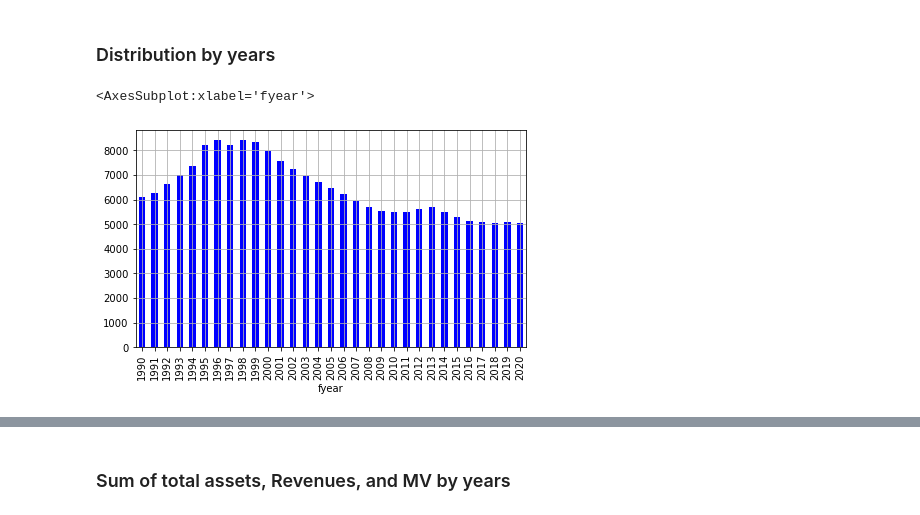
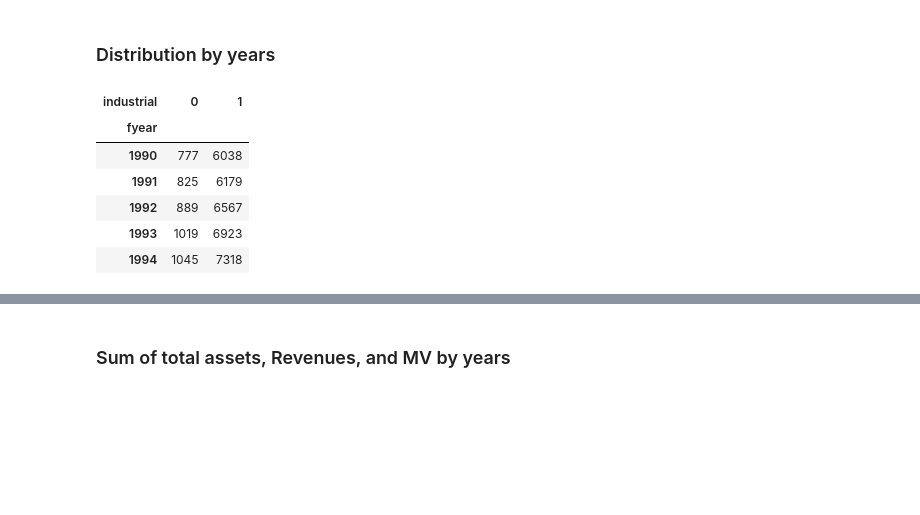
Before and after one commit to jaeyoonyu/jaeyoonyu.github.io, a Jupyter notebook: _code/wrds-download-compustat.ipynb, the cells around one changed output, grey strips where cells are left out. Cells and saved outputs as stored; diff of their text form; code cells hidden in the pictures; blank space fills up the shorter version.

```diff
--- a/_code/wrds-download-compustat.ipynb
+++ b/_code/wrds-download-compustat.ipynb
@@ -54,8 +74,14 @@ df.head()
 ## Check data with visualization
 # %% [markdown]
 ### Distribution by years
-# %%
-df.groupby(['fyear']).count()['cik'].plot(kind='bar', figsize=(7,4), grid= True, color= 'b')
-# %% [output]
-<AxesSubplot:xlabel='fyear'>
-[figure, removed]
+# %%
+df_plot= df_all.groupby(['fyear', 'industrial']).size().reset_index().pivot(index= 'fyear', columns='industrial', values= 0)
+df_plot.head()
+# %% [output]
+| industrial | 0 | 1 |
+| fyear |  |  |
+| 1990 | 777 | 6038 |
+| 1991 | 825 | 6179 |
+| 1992 | 889 | 6567 |
+| 1993 | 1019 | 6923 |
+| 1994 | 1045 | 7318 |
```
Also changed, not shown: parts of 11 cells of this notebook, 8 other files.
